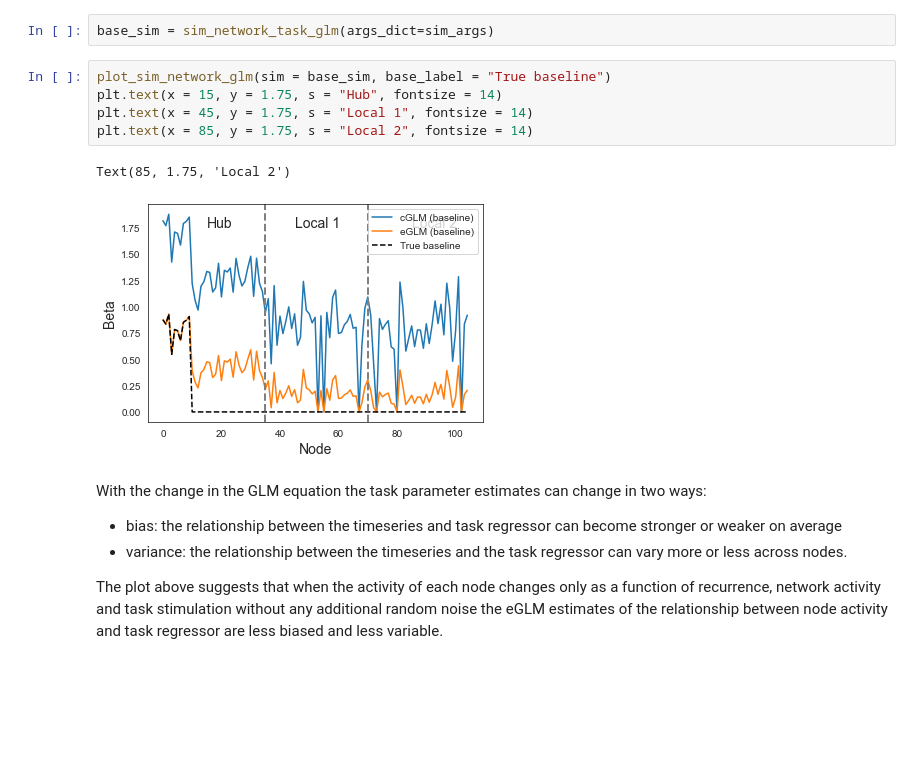
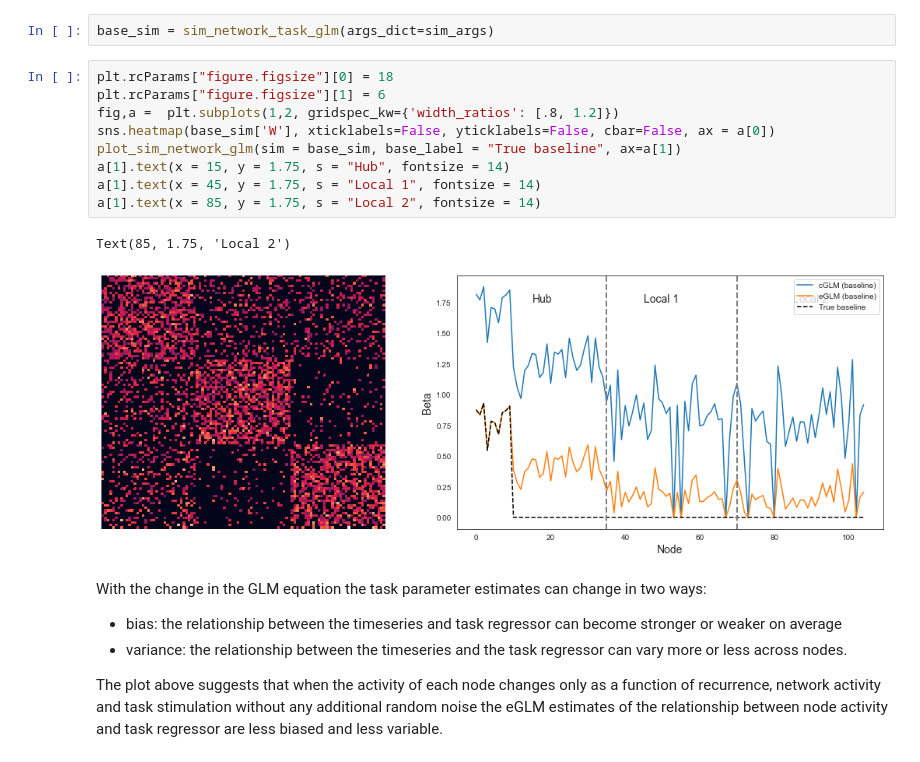
Before and after one commit to zenkavi/NeuralMassModels, a Jupyter notebook: simulations/notebooks/Extended_GLM_neural_network_level.ipynb, the cells around one changed output. Cells and saved outputs as stored; diff of their text form; blank space fills up the shorter version.

```diff
--- a/simulations/notebooks/Extended_GLM_neural_network_level.ipynb
+++ b/simulations/notebooks/Extended_GLM_neural_network_level.ipynb
@@ -85,13 +85,17 @@ sim_args
 # %%
 base_sim = sim_network_task_glm(args_dict=sim_args)
 # %%
-plot_sim_network_glm(sim = base_sim, base_label = "True baseline")
-plt.text(x = 15, y = 1.75, s = "Hub", fontsize = 14)
-plt.text(x = 45, y = 1.75, s = "Local 1", fontsize = 14)
-plt.text(x = 85, y = 1.75, s = "Local 2", fontsize = 14)
+plt.rcParams["figure.figsize"][0] = 18
+plt.rcParams["figure.figsize"][1] = 6
+fig,a =  plt.subplots(1,2, gridspec_kw={'width_ratios': [.8, 1.2]})
+sns.heatmap(base_sim['W'], xticklabels=False, yticklabels=False, cbar=False, ax = a[0])
+plot_sim_network_glm(sim = base_sim, base_label = "True baseline", ax=a[1])
+a[1].text(x = 15, y = 1.75, s = "Hub", fontsize = 14)
+a[1].text(x = 45, y = 1.75, s = "Local 1", fontsize = 14)
+a[1].text(x = 85, y = 1.75, s = "Local 2", fontsize = 14)
 # %% [output]
 Text(85, 1.75, 'Local 2')
-[figure, old version]
+[figure, new version]
 # %% [markdown]
 With the change in the GLM equation the task parameter estimates can change in two ways:
 
```
Also changed, not shown: parts of 10 cells of this notebook.
